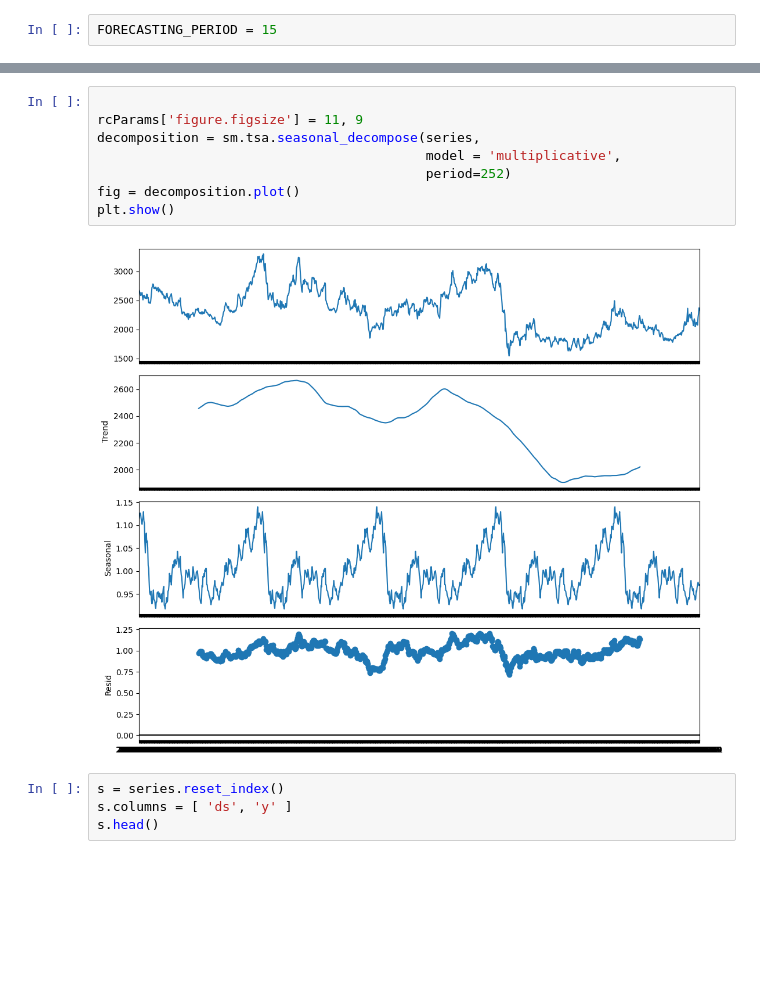
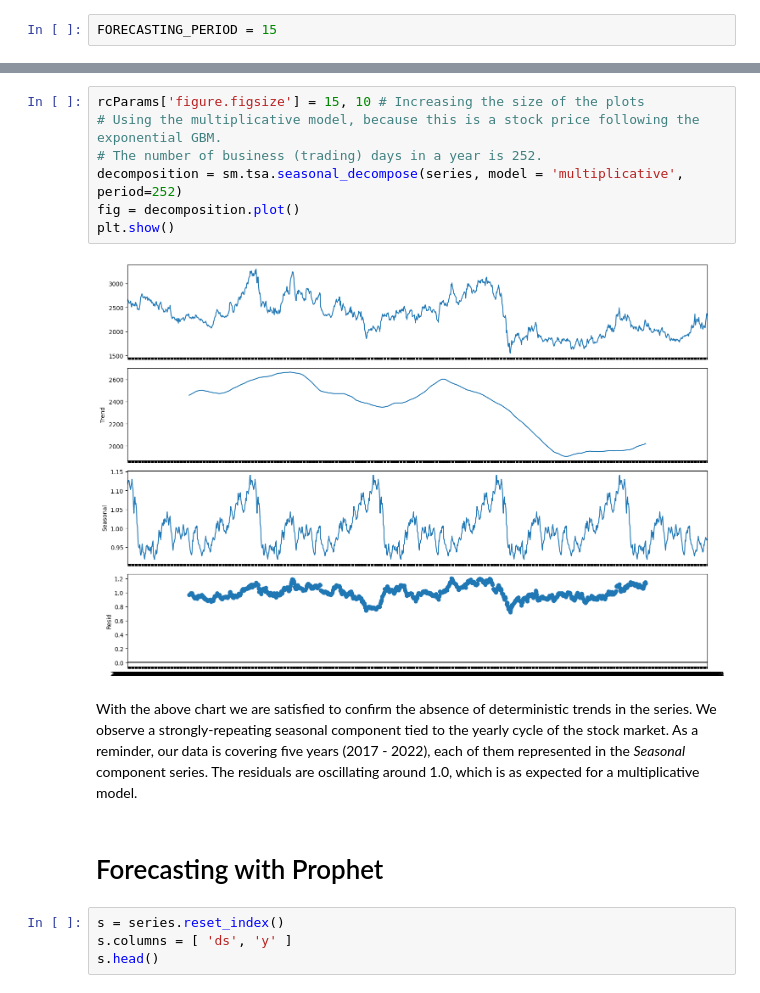
Before and after one commit to afoster28/ml_fin2, a Jupyter notebook: Tokyo_Stock_Prices_A_Foster,_M_Staniszewski.ipynb, the cells around one changed output, grey strips where cells are left out. Saved outputs shown, nothing was run; the diff lists cells and outputs as text; blank space fills up the shorter version.

Commit message:
Describing inputs and exploring the series

```diff
--- a/Tokyo_Stock_Prices_A_Foster,_M_Staniszewski.ipynb
+++ b/Tokyo_Stock_Prices_A_Foster,_M_Staniszewski.ipynb
@@ -80,13 +104,16 @@ plt.show()
 # %%
-
-rcParams['figure.figsize'] = 11, 9
-decomposition = sm.tsa.seasonal_decompose(series,
-                                          model = 'multiplicative',
-                                          period=252)
+rcParams['figure.figsize'] = 15, 10 # Increasing the size of the plots
+# Using the multiplicative model, because this is a stock price following the exponential GBM.
+# The number of business (trading) days in a year is 252.
+decomposition = sm.tsa.seasonal_decompose(series, model = 'multiplicative', period=252)
 fig = decomposition.plot()
 plt.show()
 # %% [output]
-[figure, old version]
+[figure, new version]
+# %% [markdown]
+With the above chart we are satisfied to confirm the absence of deterministic trends in the series. We observe a strongly-repeating seasonal component tied to the yearly cycle of the stock market. As a reminder, our data is covering five years (2017 - 2022), each of them represented in the *Seasonal* component series. The residuals are oscillating around 1.0, which is as expected for a multiplicative model.
+# %% [markdown]
+# Forecasting with Prophet
 # %%
 s = series.reset_index()
 s.columns = [ 'ds', 'y' ]
```
Also changed, not shown: parts of 6 cells of this notebook.
